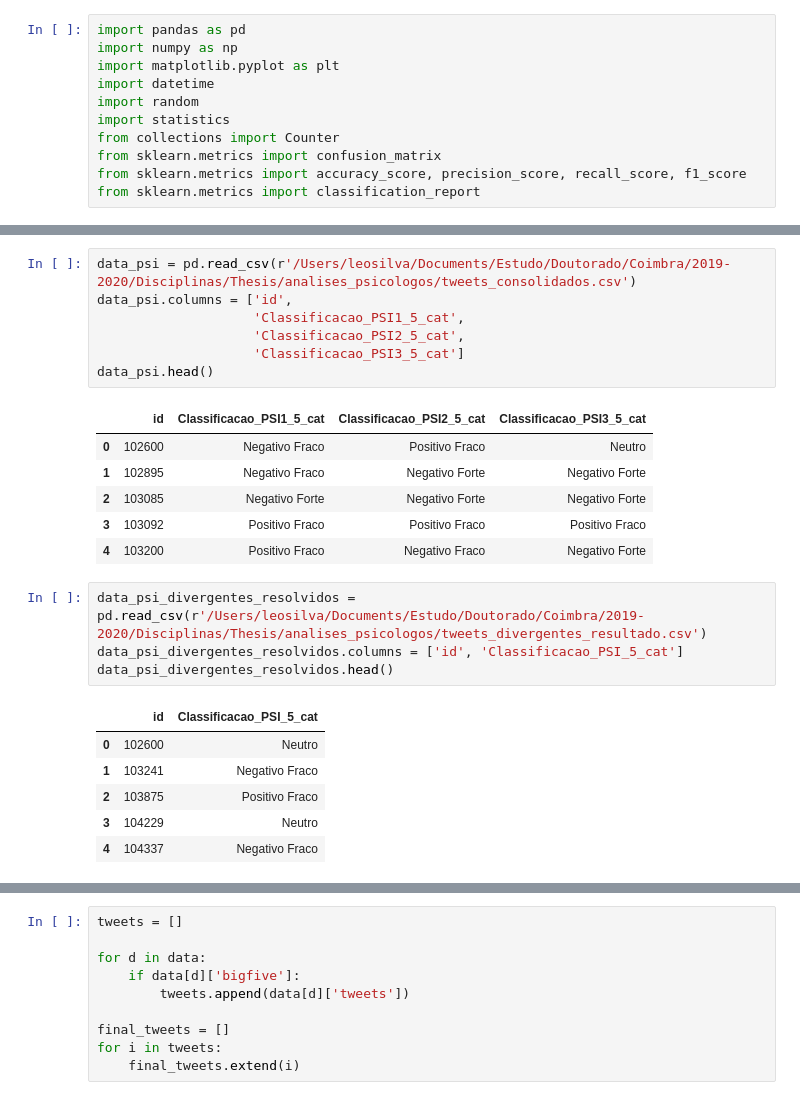
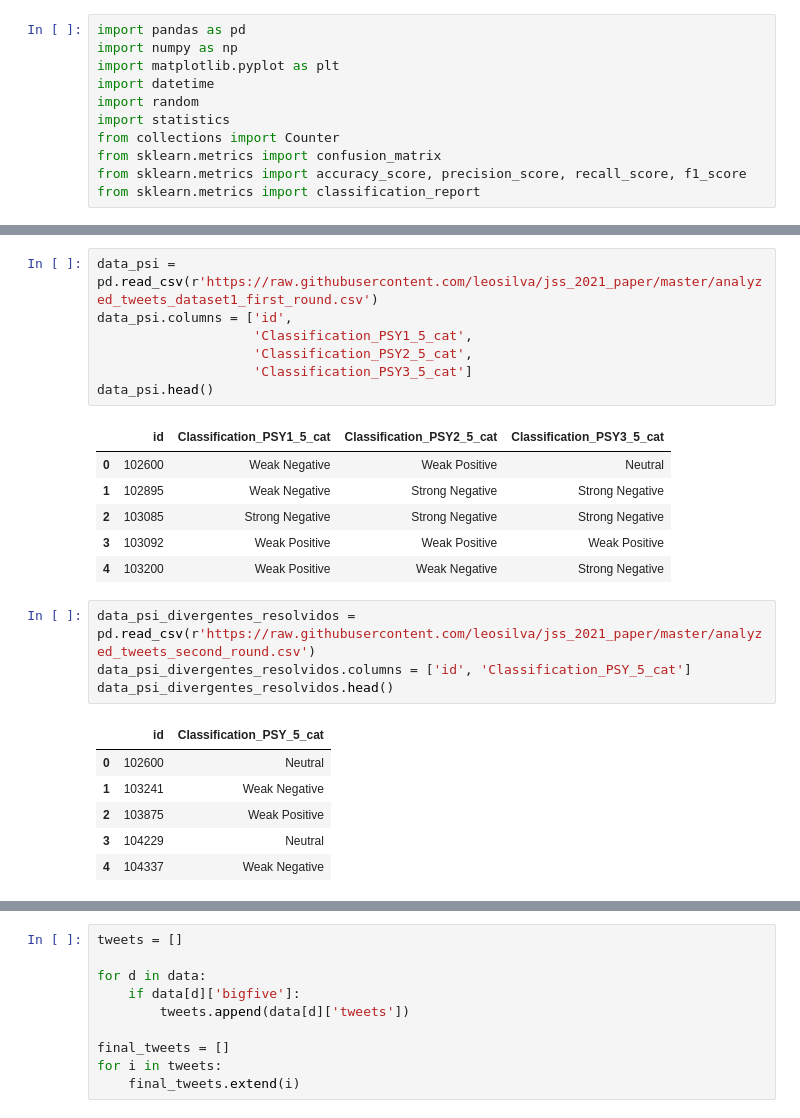
Before and after one commit to leosilva/peerj_computer_science_2022, a Jupyter notebook: Notebooks/Algorithms Statistics - Psycho versus Participants.ipynb, the cells around one changed output, grey strips where cells are left out. Saved outputs shown, nothing was run; the diff lists cells and outputs as text.

```diff
--- a/Notebooks/Algorithms Statistics - Psycho versus Participants.ipynb
+++ b/Notebooks/Algorithms Statistics - Psycho versus Participants.ipynb
@@ -45,26 +34,26 @@ data.head()
 # %%
-data_psi = pd.read_csv(r'/Users/leosilva/Documents/Estudo/Doutorado/Coimbra/2019-2020/Disciplinas/Thesis/analises_psicologos/tweets_consolidados.csv')
+data_psi = pd.read_csv(r'https://raw.githubusercontent.com/leosilva/jss_2021_paper/master/analyzed_tweets_dataset1_first_round.csv')
 data_psi.columns = ['id',
-                    'Classificacao_PSI1_5_cat',
-                    'Classificacao_PSI2_5_cat',
-                    'Classificacao_PSI3_5_cat']
+                    'Classification_PSY1_5_cat',
+                    'Classification_PSY2_5_cat',
+                    'Classification_PSY3_5_cat']
 data_psi.head()
 # %% [output]
-|  | id | Classificacao_PSI1_5_cat | Classificacao_PSI2_5_cat | Classificacao_PSI3_5_cat |
-| 0 | 102600 | Negativo Fraco | Positivo Fraco | Neutro |
-| 1 | 102895 | Negativo Fraco | Negativo Forte | Negativo Forte |
-| 2 | 103085 | Negativo Forte | Negativo Forte | Negativo Forte |
-| 3 | 103092 | Positivo Fraco | Positivo Fraco | Positivo Fraco |
-| 4 | 103200 | Positivo Fraco | Negativo Fraco | Negativo Forte |
+|  | id | Classification_PSY1_5_cat | Classification_PSY2_5_cat | Classification_PSY3_5_cat |
+| 0 | 102600 | Weak Negative | Weak Positive | Neutral |
+| 1 | 102895 | Weak Negative | Strong Negative | Strong Negative |
+| 2 | 103085 | Strong Negative | Strong Negative | Strong Negative |
+| 3 | 103092 | Weak Positive | Weak Positive | Weak Positive |
+| 4 | 103200 | Weak Positive | Weak Negative | Strong Negative |
 # %%
-data_psi_divergentes_resolvidos = pd.read_csv(r'/Users/leosilva/Documents/Estudo/Doutorado/Coimbra/2019-2020/Disciplinas/Thesis/analises_psicologos/tweets_divergentes_resultado.csv')
-data_psi_divergentes_resolvidos.columns = ['id', 'Classificacao_PSI_5_cat']
+data_psi_divergentes_resolvidos = pd.read_csv(r'https://raw.githubusercontent.com/leosilva/jss_2021_paper/master/analyzed_tweets_second_round.csv')
+data_psi_divergentes_resolvidos.columns = ['id', 'Classification_PSY_5_cat']
 data_psi_divergentes_resolvidos.head()
 # %% [output]
-|  | id | Classificacao_PSI_5_cat |
-| 0 | 102600 | Neutro |
-| 1 | 103241 | Negativo Fraco |
-| 2 | 103875 | Positivo Fraco |
-| 3 | 104229 | Neutro |
-| 4 | 104337 | Negativo Fraco |
+|  | id | Classification_PSY_5_cat |
+| 0 | 102600 | Neutral |
+| 1 | 103241 | Weak Negative |
+| 2 | 103875 | Weak Positive |
+| 3 | 104229 | Neutral |
+| 4 | 104337 | Weak Negative |
 # %%
```
Also changed, not shown: parts of 33 cells of this notebook, 1 other file.
